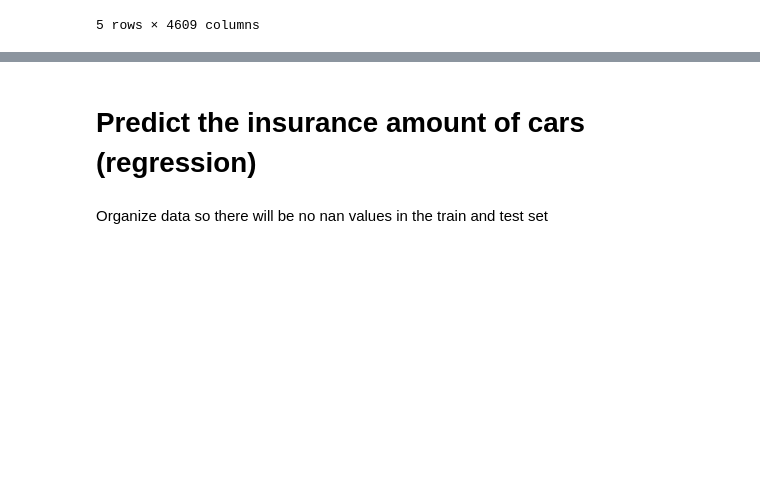
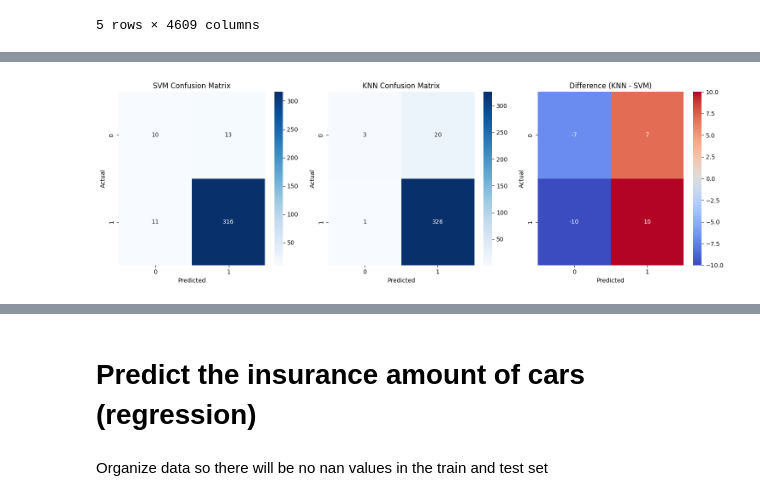
Before and after one commit to moriagr/ML_final_Project, a Jupyter notebook: car_insurance_1.ipynb, the cells around one changed output, grey strips where cells are left out. Saved outputs shown, nothing was run; the diff lists cells and outputs as text; code cells hidden in the pictures; blank space fills up the shorter version.

```diff
--- a/car_insurance_1.ipynb
+++ b/car_insurance_1.ipynb
@@ -563,0 +606,39 @@ df_t.head()
+# %%
+import numpy as np
+import matplotlib.pyplot as plt
+import seaborn as sns
+from sklearn.metrics import confusion_matrix
+
+# Predict on the test set for both classifiers
+test_predictions_svm = best_svc.predict(test_features_scaled)
+test_predictions_knn = best_knn.predict(test_features_scaled)
+
+# Compute confusion matrices
+cm_svm = confusion_matrix(y_test, test_predictions_svm)
+cm_knn = confusion_matrix(y_test, test_predictions_knn)
+
+# Compute difference matrix (KNN - SVM)
+diff_cm = cm_knn - cm_svm
+
+# Plot the confusion matrices side-by-side
+fig, ax = plt.subplots(1, 3, figsize=(15, 5))
+
+sns.heatmap(cm_svm, annot=True, fmt='d', cmap='Blues', ax=ax[0])
+ax[0].set_title('SVM Confusion Matrix')
+ax[0].set_xlabel('Predicted')
+ax[0].set_ylabel('Actual')
+
+sns.heatmap(cm_knn, annot=True, fmt='d', cmap='Blues', ax=ax[1])
+ax[1].set_title('KNN Confusion Matrix')
+ax[1].set_xlabel('Predicted')
+ax[1].set_ylabel('Actual')
+
+sns.heatmap(diff_cm, annot=True, fmt='d', cmap='coolwarm', ax=ax[2])
+ax[2].set_title('Difference (KNN - SVM)')
+ax[2].set_xlabel('Predicted')
+ax[2].set_ylabel('Actual')
+
+plt.tight_layout()
+plt.show()
+# %% [output]
+[figure, added]
```
Also changed, not shown: parts of 26 cells of this notebook.
